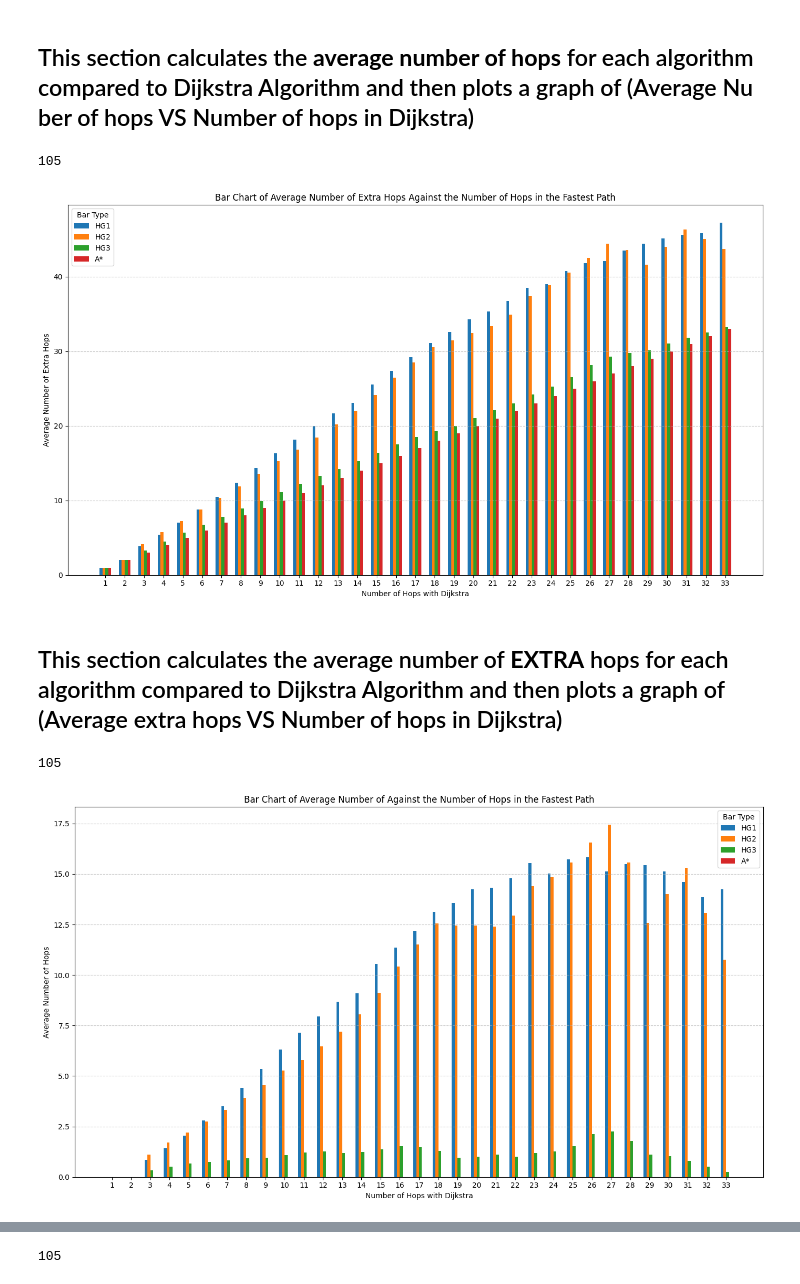
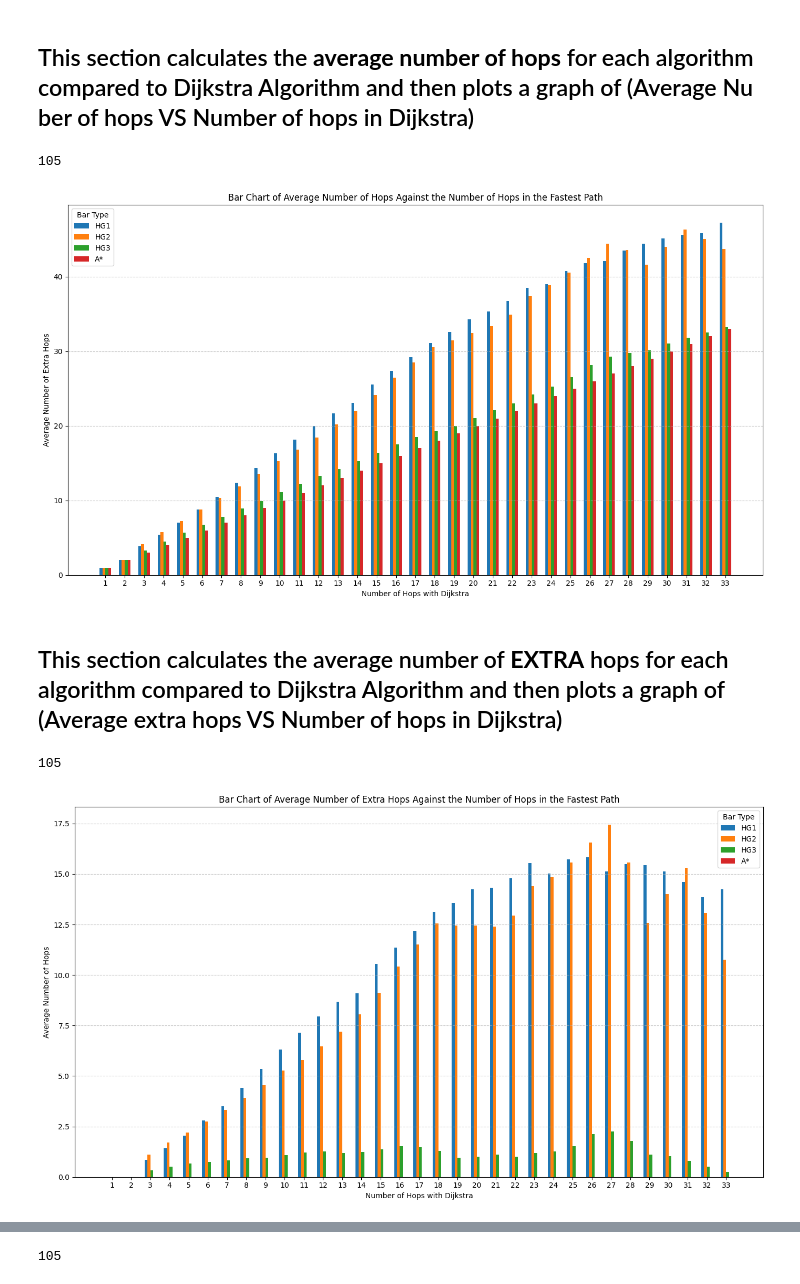
Before and after one commit to dylanljs04/human-gazed-algo, a Jupyter notebook: new_main.ipynb, the cells around one changed output, grey strips where cells are left out. Drawn from its saved outputs; the diff is of its cells as text; code cells hidden in the pictures.

```diff
--- a/new_main.ipynb
+++ b/new_main.ipynb
@@ -603,35 +603,35 @@ fig, ax = plt.subplots(figsize=(14, 8))
 
 # Define x locations for each group of 5 bars
 x = np.arange(len(keys))  # Position of groups on x-axis
 bar_width = 0.15  # Width of each bar
 num_bars = 4  # Number of bars per group
 
 # Define custom labels for the legend
 labels = ['HG1', 'HG2', 'HG3', 'A*']
 
 # Plot each of the 5 bars for all keys
 for i in range(num_bars):
     bar_positions = x + i * bar_width  # Offset each bar
     bar_values = [v[i] for v in values]
     ax.bar(bar_positions, bar_values, bar_width, label=labels[i])
 
 # Set x-ticks to the middle of the grouped bars
 ax.set_xticks(x + bar_width * (num_bars - 1) / 2)
 ax.set_xticklabels(keys)
 
 # Add labels, title, and legend
 plt.xlabel('Number of Hops with Dijkstra')
 plt.ylabel('Average Number of Extra Hops')
-plt.title('Bar Chart of Average Number of Extra Hops Against the Number of Hops in the Fastest Path')
+plt.title('Bar Chart of Average Number of Hops Against the Number of Hops in the Fastest Path')
 plt.legend(title="Bar Type")
 plt.grid(axis='y', linestyle='--', alpha=0.7)
 
 # Show the plot
 plt.tight_layout()
 plt.show()
 # %% [output]
 105
-[figure, old version]
+[figure, new version]
 # %% [markdown]
 ## This section calculates the average number of **EXTRA** hops for each algorithm compared to Dijkstra Algorithm and then plots a graph of (Average extra hops VS Number of hops in Dijkstra)
 # %%
@@ -701,7 +701,7 @@ ax.set_xticklabels(keys)
 # Add labels, title, and legend
 plt.xlabel('Number of Hops with Dijkstra')
 plt.ylabel('Average Number of Hops')
-plt.title('Bar Chart of Average Number of Against the Number of Hops in the Fastest Path')
+plt.title('Bar Chart of Average Number of Extra Hops Against the Number of Hops in the Fastest Path')
 plt.legend(title="Bar Type")
 plt.grid(axis='y', linestyle='--', alpha=0.7)
 
@@ -710,4 +710,4 @@ plt.tight_layout()
 plt.show()
 # %% [output]
 105
-[figure, old version]
+[figure, new version]
```
Also changed, not shown: parts of 18 cells of this notebook, 1 other file.
